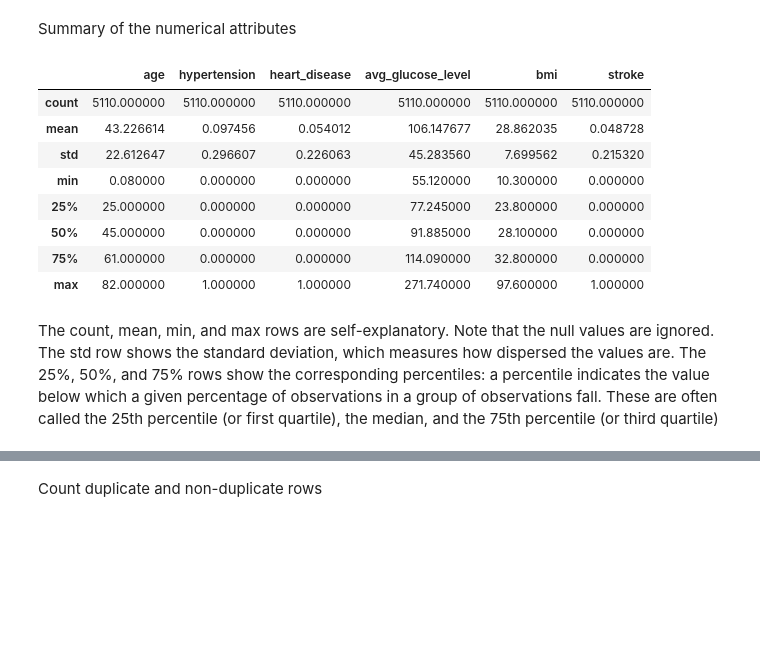
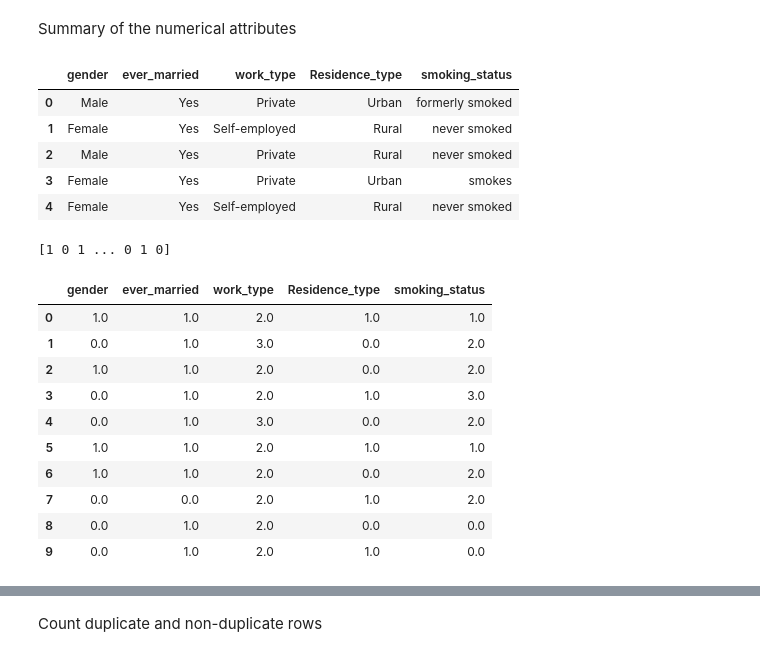
Before and after one commit to lenguyenthuyvan/M682finalproject, a Jupyter notebook: finalproject.ipynb, the cells around one changed output, grey strips where cells are left out. Drawn from its saved outputs; the diff is of its cells as text; code cells hidden in the pictures; blank space fills up the shorter version.

```diff
--- a/finalproject.ipynb
+++ b/finalproject.ipynb
@@ -137,24 +141,54 @@ never smoked       1892
 Name: count, dtype: int64
 # %% [markdown]
 Summary of the numerical attributes
+# %%
+stroke_data_cat = stroke_data.select_dtypes(include=[object])
+stroke_data_cat.head(5)
+# %% [output]
+|  | gender | ever_married | work_type | Residence_type | smoking_status |
+| 0 | Male | Yes | Private | Urban | formerly smoked |
+| 1 | Female | Yes | Self-employed | Rural | never smoked |
+| 2 | Male | Yes | Private | Rural | never smoked |
+| 3 | Female | Yes | Private | Urban | smokes |
+| 4 | Female | Yes | Self-employed | Rural | never smoked |
 # %%
-stroke_data_no_id=stroke_data.drop('id', axis=1) #dropping the ID
-stroke_data_no_id.describe()
+from sklearn.preprocessing import LabelEncoder
+label_enc = LabelEncoder()
+
+
+gender = label_enc.fit_transform(stroke_data_cat['gender'])
+decoded_labels_gender = label_enc.inverse_transform(gender)
+print(decoded_labels_gender)
+smoking_status = label_enc.fit_transform(stroke_data_cat['smoking_status'])
+work_type = label_enc.fit_transform(stroke_data_cat['work_type'])
+Residence_type = label_enc.fit_transform(stroke_data_cat['Residence_type'])
+ever_married = label_enc.fit_transform(stroke_data_cat['ever_married'])
+
+
+stroke_data_cat['gender'] = gender
+stroke_data_cat['smoking_status'] = smoking_status
+stroke_data_cat['work_type'] = work_type
+stroke_data_cat['Residence_type'] = Residence_type
+stroke_data_cat['ever_married'] = ever_married
+
+#stroke_data_cat.head(10)
 # %% [output]
-|  | age | hypertension | heart_disease | avg_glucose_level | bmi | stroke |
-| count | 5110.000000 | 5110.000000 | 5110.000000 | 5110.000000 | 5110.000000 | 5110.000000 |
-| mean | 43.226614 | 0.097456 | 0.054012 | 106.147677 | 28.862035 | 0.048728 |
-| std | 22.612647 | 0.296607 | 0.226063 | 45.283560 | 7.699562 | 0.215320 |
-| min | 0.080000 | 0.000000 | 0.000000 | 55.120000 | 10.300000 | 0.000000 |
-| 25% | 25.000000 | 0.000000 | 0.000000 | 77.245000 | 23.800000 | 0.000000 |
-| 50% | 45.000000 | 0.000000 | 0.000000 | 91.885000 | 28.100000 | 0.000000 |
-| 75% | 61.000000 | 0.000000 | 0.000000 | 114.090000 | 32.800000 | 0.000000 |
-| max | 82.000000 | 1.000000 | 1.000000 | 271.740000 | 97.600000 | 1.000000 |
+[1 0 1 ... 0 1 0]
-# %% [markdown]
-The count, mean, min, and max rows are self-explanatory. Note that the
- null values are ignored. The std row shows the
- standard deviation, which measures how dispersed the values are.  The
- 25%, 50%, and 75% rows show the corresponding percentiles: a percentile
- indicates the value below which a given percentage of observations in a
- group of observations fall. These are often called the 25th percentile (or first
- quartile), the median, and the 75th percentile (or third quartile)
+# %%
+imputer_median.fit(stroke_data_cat)
+X = imputer_median.transform(stroke_data_cat)
+stroke_data_cat_filled = pd.DataFrame(X, columns=stroke_data_cat.columns,
+                            index=stroke_data_cat.index)
+stroke_data_cat_filled.head(10)
+# %% [output]
+|  | gender | ever_married | work_type | Residence_type | smoking_status |
+| 0 | 1.0 | 1.0 | 2.0 | 1.0 | 1.0 |
+| 1 | 0.0 | 1.0 | 3.0 | 0.0 | 2.0 |
+| 2 | 1.0 | 1.0 | 2.0 | 0.0 | 2.0 |
+| 3 | 0.0 | 1.0 | 2.0 | 1.0 | 3.0 |
+| 4 | 0.0 | 1.0 | 3.0 | 0.0 | 2.0 |
+| 5 | 1.0 | 1.0 | 2.0 | 1.0 | 1.0 |
+| 6 | 1.0 | 1.0 | 2.0 | 0.0 | 2.0 |
+| 7 | 0.0 | 0.0 | 2.0 | 1.0 | 2.0 |
+| 8 | 0.0 | 1.0 | 2.0 | 0.0 | 0.0 |
+| 9 | 0.0 | 1.0 | 2.0 | 1.0 | 0.0 |
```
Also changed, not shown: parts of 10 cells of this notebook.
